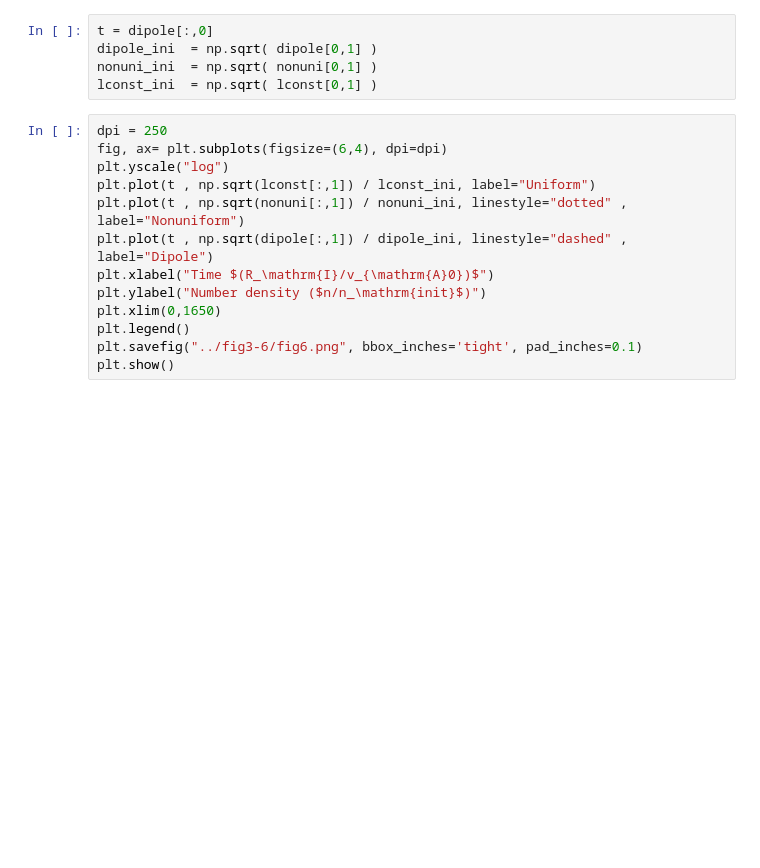
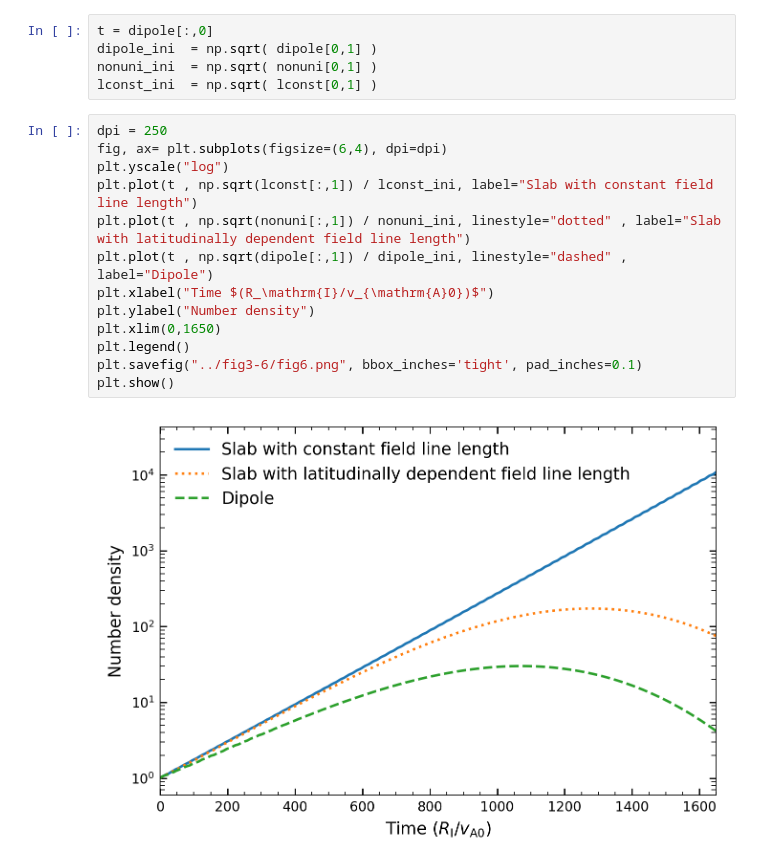
Before and after one commit to tsuyoshi-SAKAKI/Source_for_Convective_growth_of_auroral_arcs-through_the_feedback_instability_in_a_dipole_geometry, a Jupyter notebook: make_fig3-6/fig6.ipynb, the cells around one changed output. Drawn from its saved outputs; the diff is of its cells as text; blank space fills up the shorter version.

```diff
--- a/make_fig3-6/fig6.ipynb
+++ b/make_fig3-6/fig6.ipynb
@@ -38,13 +38,15 @@ lconst_ini  = np.sqrt( lconst[0,1] )
 # %%
 dpi = 250
 fig, ax= plt.subplots(figsize=(6,4), dpi=dpi)
 plt.yscale("log")
-plt.plot(t , np.sqrt(lconst[:,1]) / lconst_ini, label="Uniform")
-plt.plot(t , np.sqrt(nonuni[:,1]) / nonuni_ini, linestyle="dotted" , label="Nonuniform")
+plt.plot(t , np.sqrt(lconst[:,1]) / lconst_ini, label="Slab with constant field line length")
+plt.plot(t , np.sqrt(nonuni[:,1]) / nonuni_ini, linestyle="dotted" , label="Slab with latitudinally dependent field line length")
 plt.plot(t , np.sqrt(dipole[:,1]) / dipole_ini, linestyle="dashed" , label="Dipole")
 plt.xlabel("Time $(R_\mathrm{I}/v_{\mathrm{A}0})$")
-plt.ylabel("Number density ($n/n_\mathrm{init}$)")
+plt.ylabel("Number density")
 plt.xlim(0,1650)
 plt.legend()
 plt.savefig("../fig3-6/fig6.png", bbox_inches='tight', pad_inches=0.1)
 plt.show()
+# %% [output]
+[figure, added]
```
Also changed, not shown: 5 other files.
